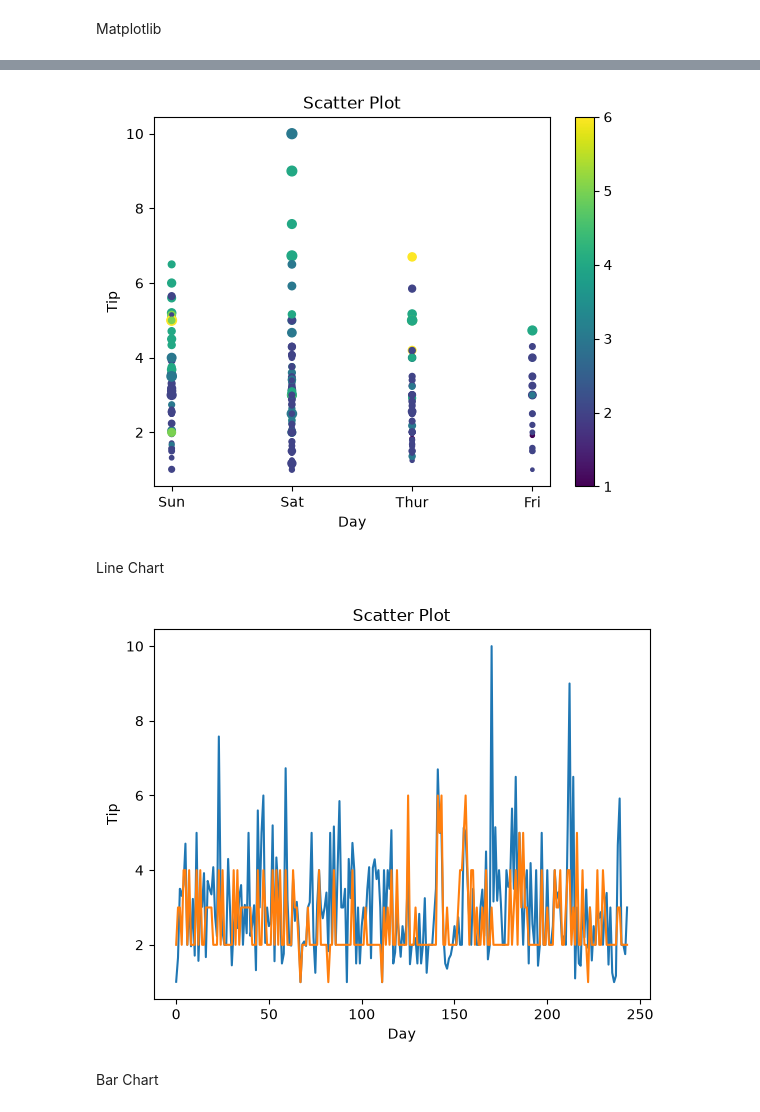
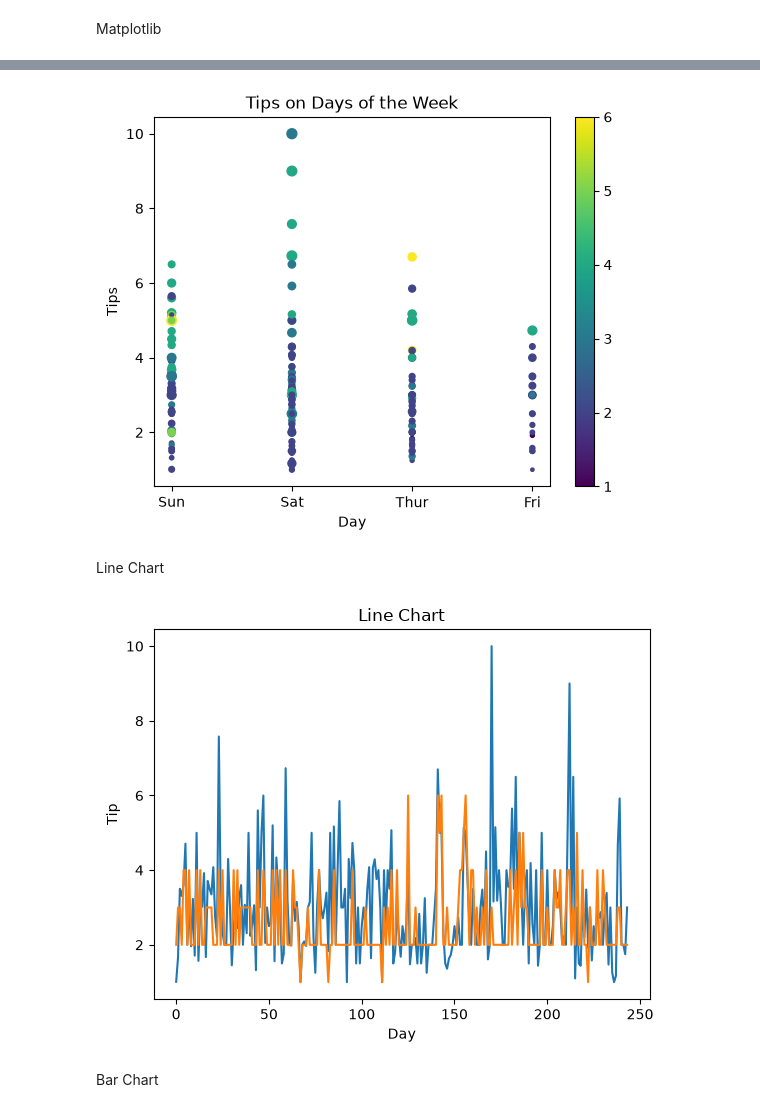
Before and after one commit to chelseaharding/data_5500_code, a Jupyter notebook: week_9/matplotlib.ipynb, the cells around one changed output, grey strips where cells are left out. Drawn from its saved outputs; the diff is of its cells as text; code cells hidden in the pictures.

```diff
--- a/week_9/matplotlib.ipynb
+++ b/week_9/matplotlib.ipynb
@@ -68,0 +21,5 @@ this is fine, but we can make something a little better
+# %%
+import pandas as pd
+
+df = pd.read_csv("/workspaces/data_5500_code/week_9/tips.csv")
+df.head()
@@ -69,29 +50,25 @@ this is fine, but we can make something a little better
 # %%
-# Scatter plot with day against tip
-plt.scatter(data['day'], data['tip'], c=data['size'],
-            s=data['total_bill'])
+plt.scatter(df["day"], df["tip"], c=df["size"], s=df["total_bill"])
 
-# Adding Title to the Plot
-plt.title("Scatter Plot")
+plt.title("Tips on Days of the Week")
 
-# Setting the X and Y labels
-plt.xlabel('Day')
-plt.ylabel('Tip')
+plt.xlabel("Day")
+plt.ylabel("Tips")
 
 plt.colorbar()
 
 plt.show()
 # %% [output]
-[figure, old version]
+[figure, new version]
 # %% [markdown]
 Line Chart
 # %%
-# Scatter plot with day against tip
-plt.plot(data['tip'])
-plt.plot(data['size'])
+# Line Chart
+plt.plot(df['tip'])
+plt.plot(df['size'])
 
 # Adding Title to the Plot
-plt.title("Scatter Plot")
+plt.title("Line Chart")
 
 # Setting the X and Y labels
 plt.xlabel('Day')
@@ -99,7 +76,7 @@ plt.ylabel('Tip')
 
 plt.show()
 # %% [output]
-[figure, old version]
+[figure, new version]
 # %% [markdown]
 Bar Chart
 # %%
```
Also changed, not shown: parts of 10 cells of this notebook, 1 other file.
